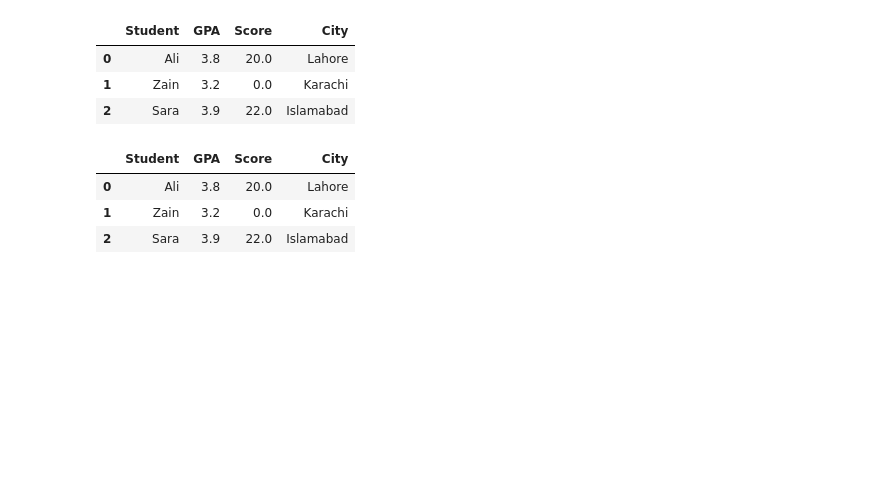
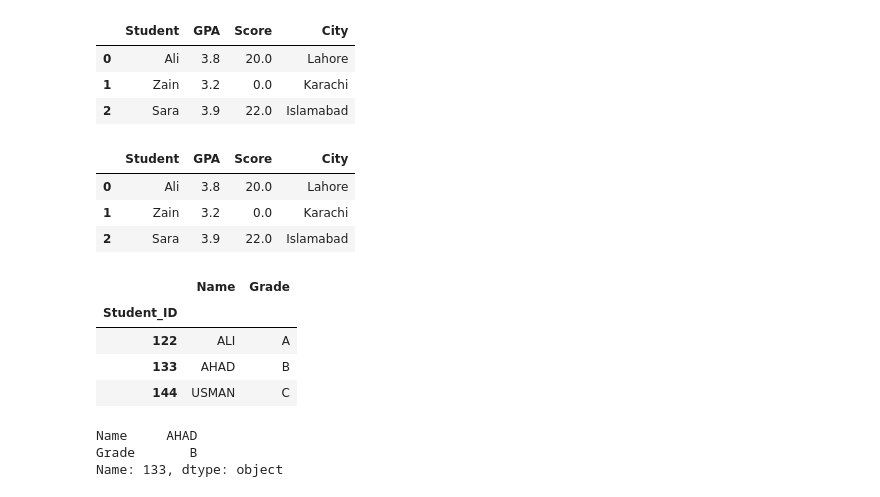
Before and after one commit to umer1730/Semester-2, a Jupyter notebook: Sem 3/Pandas/Dataframe_sel_index.ipynb, the cells around one changed output. Cells and saved outputs as stored; diff of their text form; code cells hidden in the pictures; blank space fills up the shorter version.

Commit message:
set index method

```diff
--- a/Sem 3/Pandas/Dataframe_sel_index.ipynb
+++ b/Sem 3/Pandas/Dataframe_sel_index.ipynb
@@ -425,3 +425,27 @@ df
 | 0 | Ali | 3.8 | 20.0 | Lahore |
 | 1 | Zain | 3.2 | 0.0 | Karachi |
 | 2 | Sara | 3.9 | 22.0 | Islamabad |
+# %%
+data = {
+    "Name": ["ALI","AHAD","USMAN"],
+    "Student_ID": [122,133,144],
+    "Grade": ["A","B","C"]
+}
+df = pd.DataFrame(data)
+df.set_index('Student_ID', inplace=True)
+df
+#Make 'Student_ID' the new index/label for rows
+# %% [output]
+|  | Name | Grade |
+| Student_ID |  |  |
+| 122 | ALI | A |
+| 133 | AHAD | B |
+| 144 | USMAN | C |
+# %%
+# Now we can search for a student by their ID identity
+student_data = df.loc[133]
+student_data
+# %% [output]
+Name     AHAD
+Grade       B
+Name: 133, dtype: object
```
